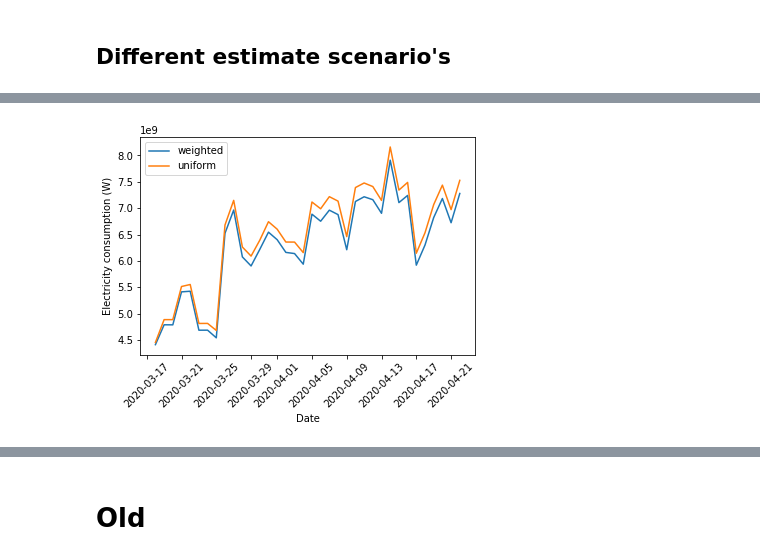
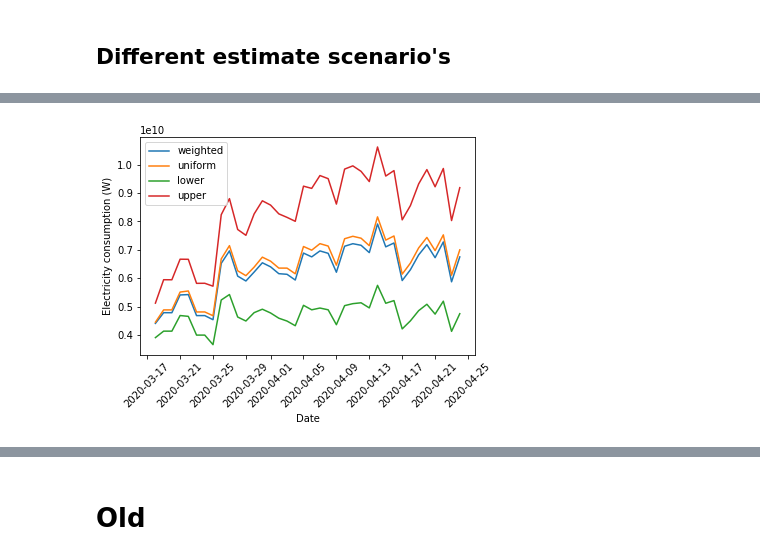
Before and after one commit to Lukasdeloose/sustainable_blockchain, a Jupyter notebook: data_analysis/energy_consumption.ipynb, the cells around one changed output, grey strips where cells are left out. Saved outputs shown, nothing was run; the diff lists cells and outputs as text; code cells hidden in the pictures.

```diff
--- a/data_analysis/energy_consumption.ipynb
+++ b/data_analysis/energy_consumption.ipynb
@@ -555,11 +558,11 @@ plt.show()
 ## Growth factor
 # %%
 # Get hardware bounds
-hardware_bounds_coin = hardware_based_estimation(data_hist, moving_avg_difficulty = 7, moving_avg_price = 7,  growth_factor=2)
-hardware_bounds_total = calc_hardware_bounds(hardware_bounds_coin)
-plt.plot(dates, hardware_bounds_total['lower'])
-plt.plot(dates, hardware_bounds_total['estimate'])
-plt.plot(dates, hardware_bounds_total['upper'])
+hardware_bounds_coin_growth = hardware_based_estimation(data_hist, growth_factor=2)
+hardware_bounds_total_growth = calc_hardware_bounds(hardware_bounds_coin_growth)
+plt.plot(dates, hardware_bounds_total_growth['lower'])
+plt.plot(dates, hardware_bounds_total_growth['estimate'])
+plt.plot(dates, hardware_bounds_total_growth['upper'])
 plt.xticks(rotation=45)
 plt.ylabel("Electricity consumption (W)")
 plt.xlabel("Date")
@@ -572,7 +575,8 @@ plt.show()
 results = {}
 
 for estimate_PUE in [1, 1.05, 1.1, 1.15, 1.20, 1.50]:
-    hardware_bounds_coin = hardware_based_estimation(data_hist, moving_avg_difficulty = 7, moving_avg_price = 7,  growth_factor=1)
+    PUE = {'lower':1,'estimate':estimate_PUE,'upper':1.20}
+    hardware_bounds_coin = hardware_based_estimation(data_hist, PUE_dict = PUE)
     hardware_bounds_total = calc_hardware_bounds(hardware_bounds_coin)
     results[estimate_PUE] = hardware_bounds_total['estimate']
     plt.plot(dates, hardware_bounds_total['estimate'], label=estimate_PUE)
@@ -589,14 +593,14 @@ plt.show()
 # %% [markdown]
 ## Different estimate scenario's
 # %%
-def calc_estimations(bounds):
+def calc_estimations(bounds, PUE = 1.1):
     """
     Adds the PUE and sums over all coins
     """
     estimates = {'uniform': [], 'weighted': []}
     for bounds_day in bounds:
-        uniform = np.sum(bounds_day['estimate'])*estimate_PUE
-        weighted = np.sum(bounds_day['estimate_weighted'])*estimate_PUE
+        uniform = np.sum(bounds_day['estimate'])*PUE
+        weighted = np.sum(bounds_day['estimate_weighted'])*PUE
 
         estimates['uniform'].append(uniform)
         estimates['weighted'].append(weighted)
@@ -634,14 +632,16 @@ plt.show()
 # %%
 # Get hardware bounds
-hardware_estimates = hardware_based_estimation(data_hist,7,7,1, estimates=True)
+hardware_estimates = hardware_based_estimation(data_hist, estimates=True)
 hardware_estimates_total = calc_estimations(hardware_estimates)
 # %%
 plt.plot(dates, hardware_estimates_total['weighted'], label="weighted")
 plt.plot(dates, hardware_estimates_total['uniform'], label="uniform")
+plt.plot(dates, hardware_bounds_total['lower'], label="lower")
+plt.plot(dates, hardware_bounds_total['upper'], label="upper")
 plt.xticks(rotation=45)
 plt.ylabel("Electricity consumption (W)")
 plt.xlabel("Date")
 plt.legend()
 plt.show()
 # %% [output]
-[figure, old version]
+[figure, new version]
```
Also changed, not shown: parts of 31 cells of this notebook, 3 other files.
